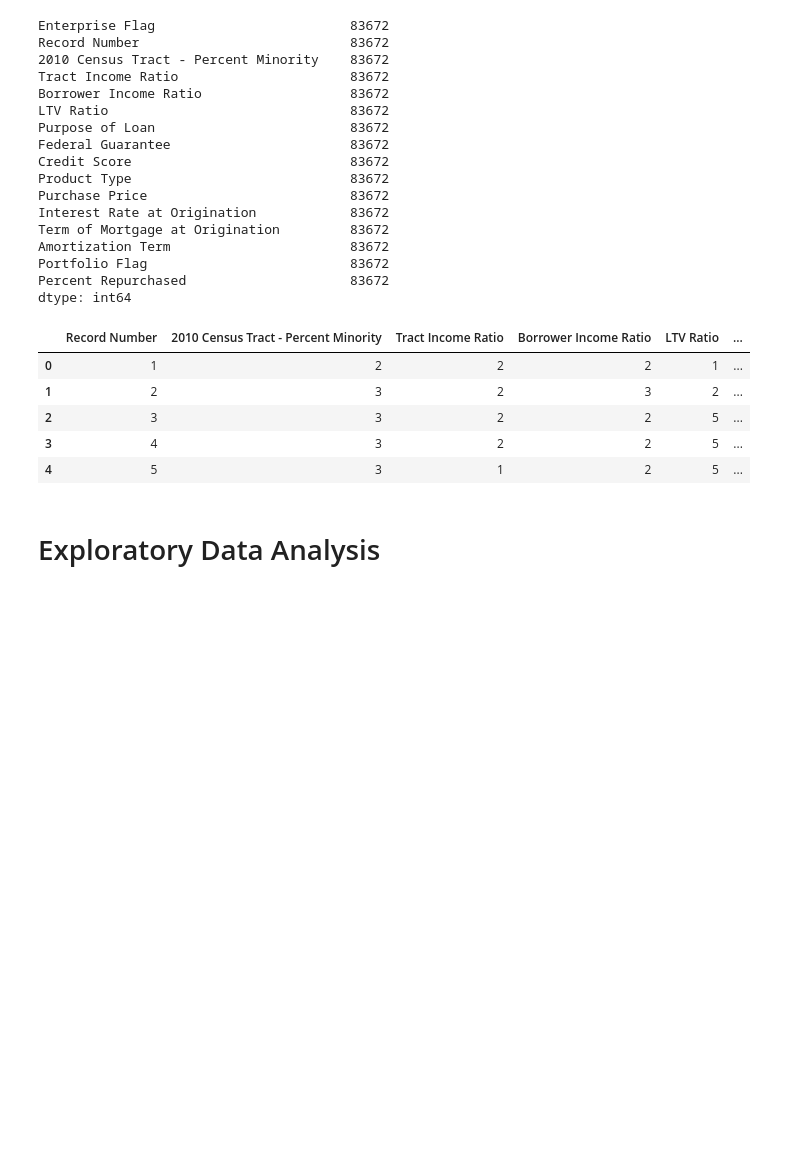
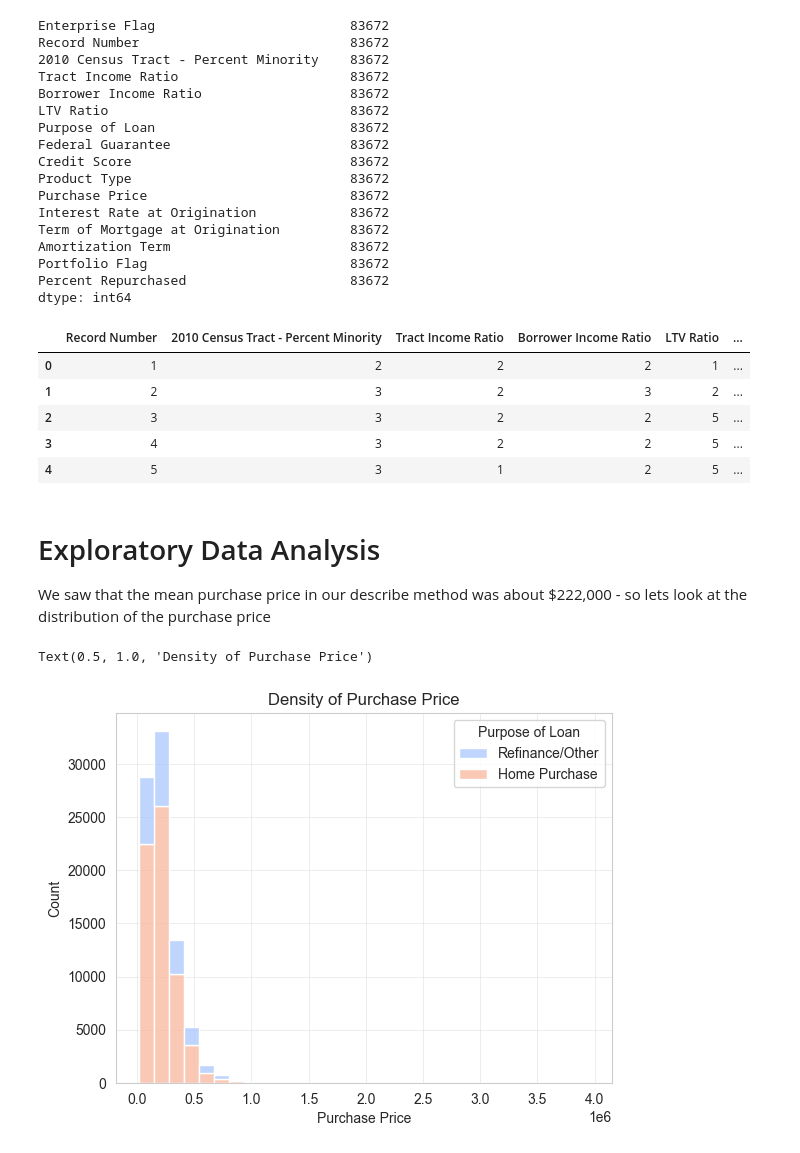
Before and after one commit to tgreene21/2018-Fannie-Mae-SF-Loan-Analysis, a Jupyter notebook: main.ipynb, the cells around one changed output. Drawn from its saved outputs; the diff is of its cells as text; code cells hidden in the pictures; blank space fills up the shorter version.

```diff
--- a/main.ipynb
+++ b/main.ipynb
@@ -122,2 +126,10 @@ df.head()
 # %% [markdown]
 # Exploratory Data Analysis
+
+We saw that the mean purchase price in our describe method was about $222,000 - so lets look at the distribution of the purchase price
+# %%
+sns.histplot(df, x="Purchase Price", hue="Purpose of Loan", palette="coolwarm", bins=30, multiple = "stack")
+plt.title("Density of Purchase Price")
+# %% [output]
+Text(0.5, 1.0, 'Density of Purchase Price')
+[figure, added]
```
Also changed, not shown: parts of 31 cells of this notebook.
